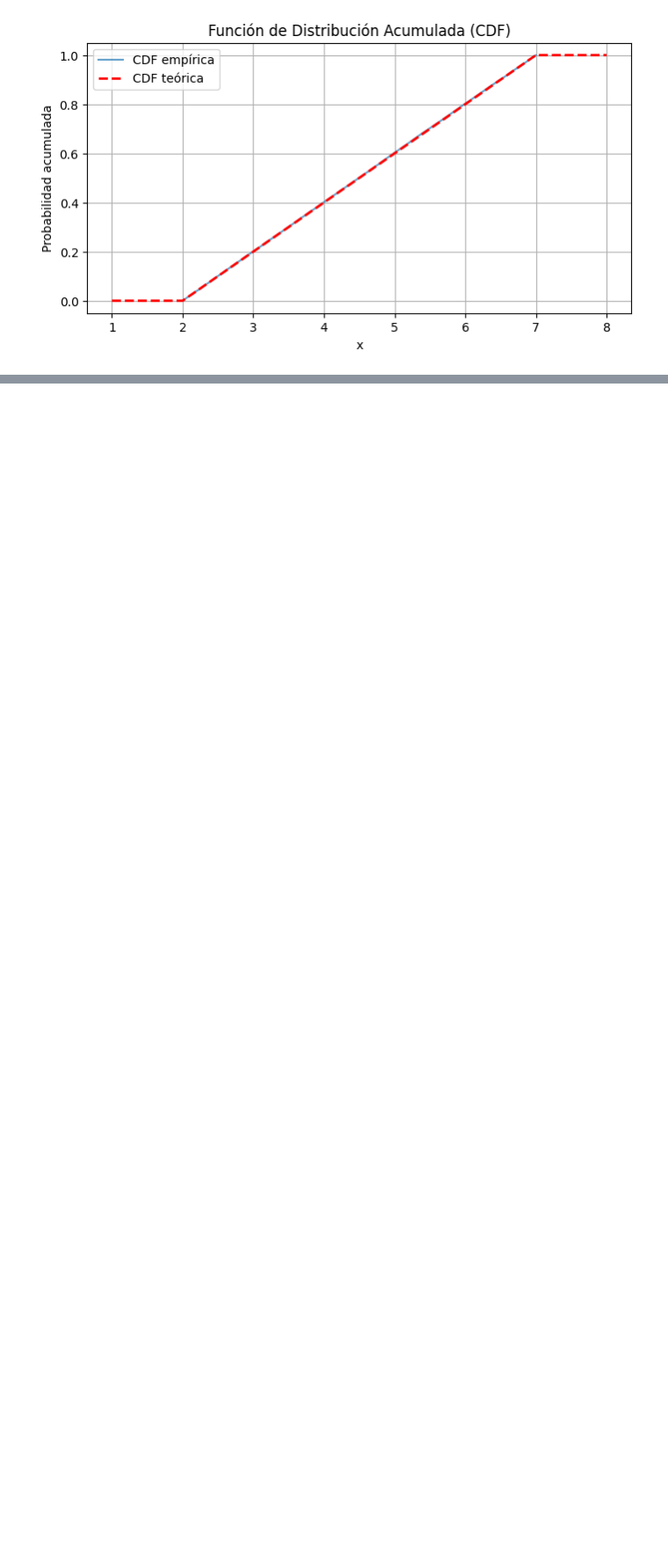
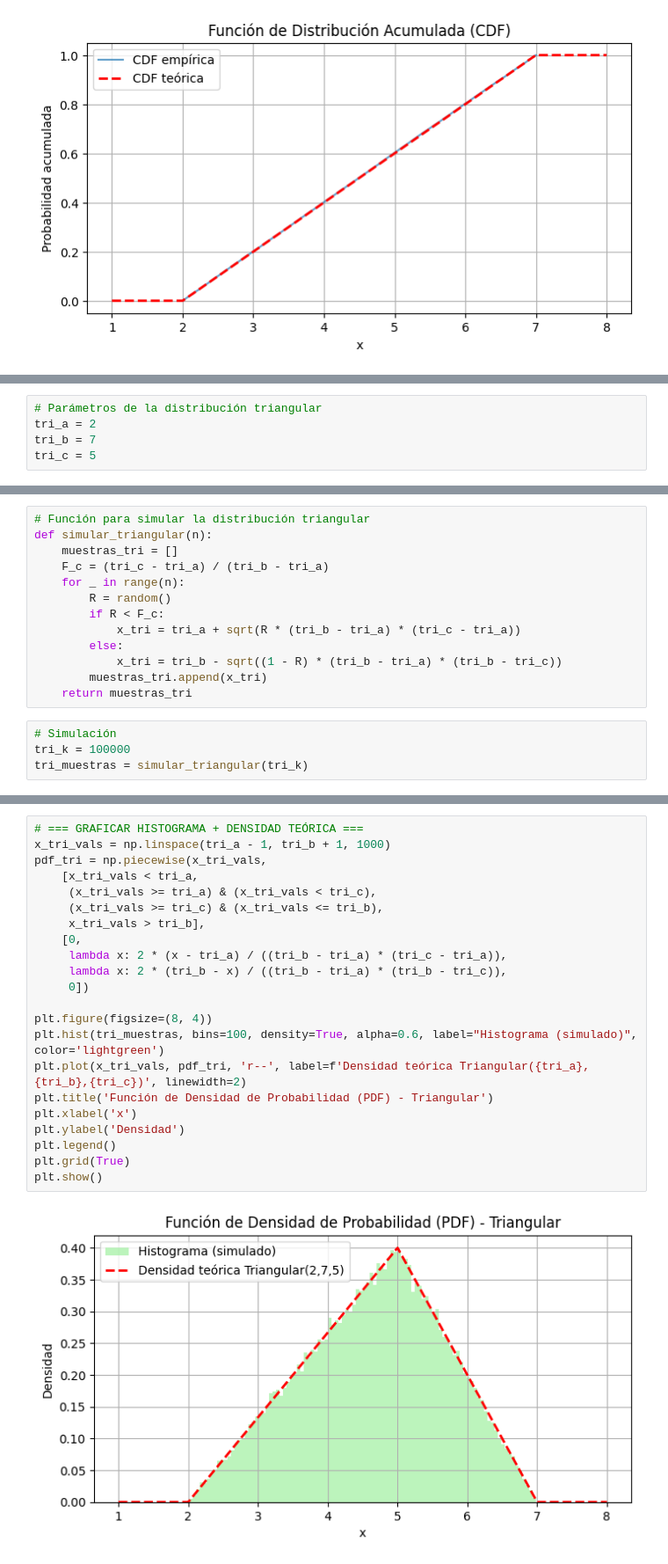
Before and after one commit to TonySC1300/Simulacion1, a Jupyter notebook: Catalogo.ipynb, the cells around one changed output, grey strips where cells are left out. Shown at 88% size. Drawn from its saved outputs; the diff is of its cells as text; blank space fills up the shorter version.

```diff
--- a/Catalogo.ipynb
+++ b/Catalogo.ipynb
@@ -212,0 +220,5 @@ Procedimiento:
+# %%
+# Parámetros de la distribución triangular
+tri_a = 2
+tri_b = 7
+tri_c = 5
@@ -212,0 +230,17 @@ Procedimiento:
+# %%
+# Función para simular la distribución triangular
+def simular_triangular(n):
+    muestras_tri = []
+    F_c = (tri_c - tri_a) / (tri_b - tri_a)
+    for _ in range(n):
+        R = random()
+        if R < F_c:
+            x_tri = tri_a + sqrt(R * (tri_b - tri_a) * (tri_c - tri_a))
+        else:
+            x_tri = tri_b - sqrt((1 - R) * (tri_b - tri_a) * (tri_b - tri_c))
+        muestras_tri.append(x_tri)
+    return muestras_tri
+# %%
+# Simulación
+tri_k = 100000
+tri_muestras = simular_triangular(tri_k)
@@ -212,0 +264,24 @@ Procedimiento:
+# %%
+# === GRAFICAR HISTOGRAMA + DENSIDAD TEÓRICA ===
+x_tri_vals = np.linspace(tri_a - 1, tri_b + 1, 1000)
+pdf_tri = np.piecewise(x_tri_vals,
+    [x_tri_vals < tri_a,
+     (x_tri_vals >= tri_a) & (x_tri_vals < tri_c),
+     (x_tri_vals >= tri_c) & (x_tri_vals <= tri_b),
+     x_tri_vals > tri_b],
+    [0,
+     lambda x: 2 * (x - tri_a) / ((tri_b - tri_a) * (tri_c - tri_a)),
+     lambda x: 2 * (tri_b - x) / ((tri_b - tri_a) * (tri_b - tri_c)),
+     0])
+
+plt.figure(figsize=(8, 4))
+plt.hist(tri_muestras, bins=100, density=True, alpha=0.6, label="Histograma (simulado)", color='lightgreen')
+plt.plot(x_tri_vals, pdf_tri, 'r--', label=f'Densidad teórica Triangular({tri_a},{tri_b},{tri_c})', linewidth=2)
+plt.title('Función de Densidad de Probabilidad (PDF) - Triangular')
+plt.xlabel('x')
+plt.ylabel('Densidad')
+plt.legend()
+plt.grid(True)
+plt.show()
+# %% [output]
+[figure, added]
```
Also changed, not shown: parts of 7 cells of this notebook.
